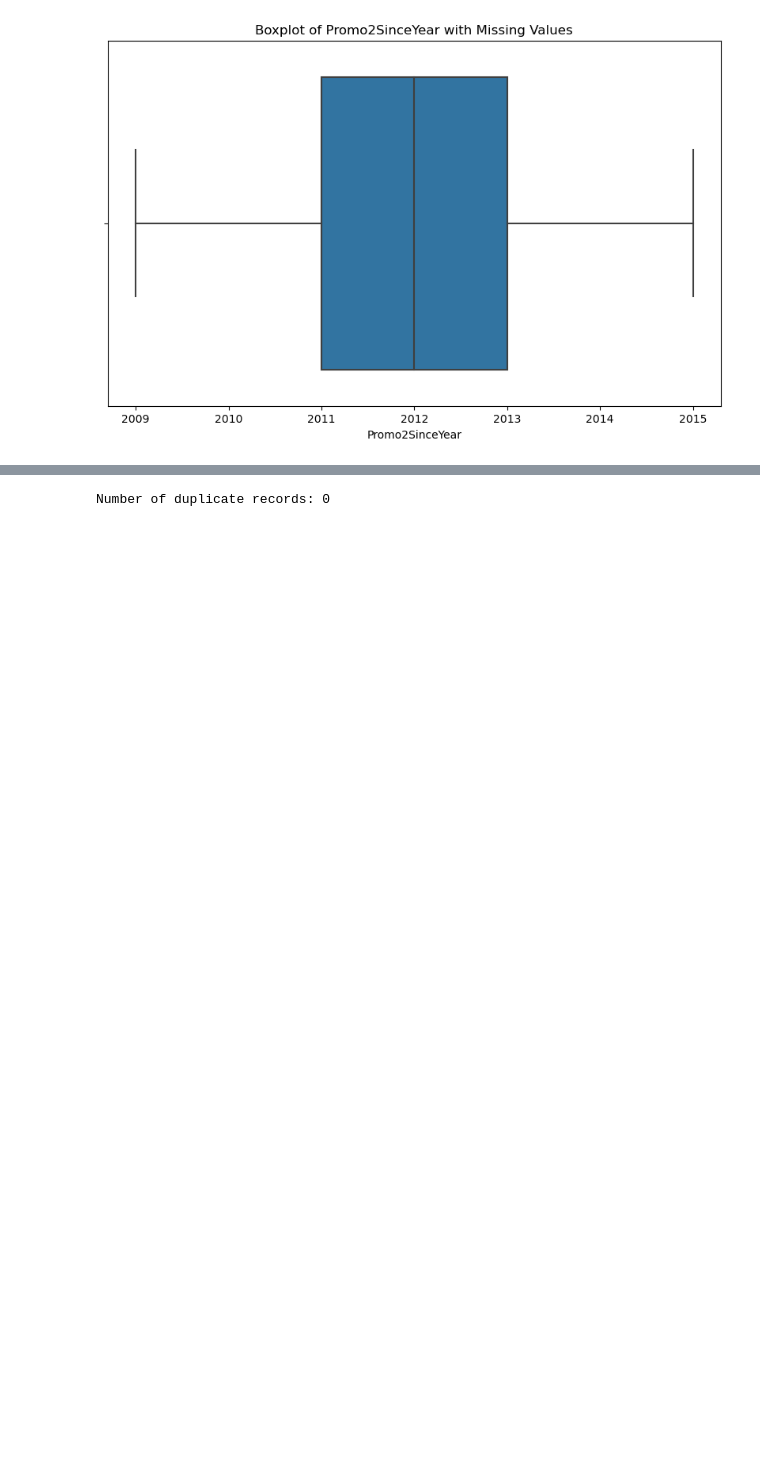
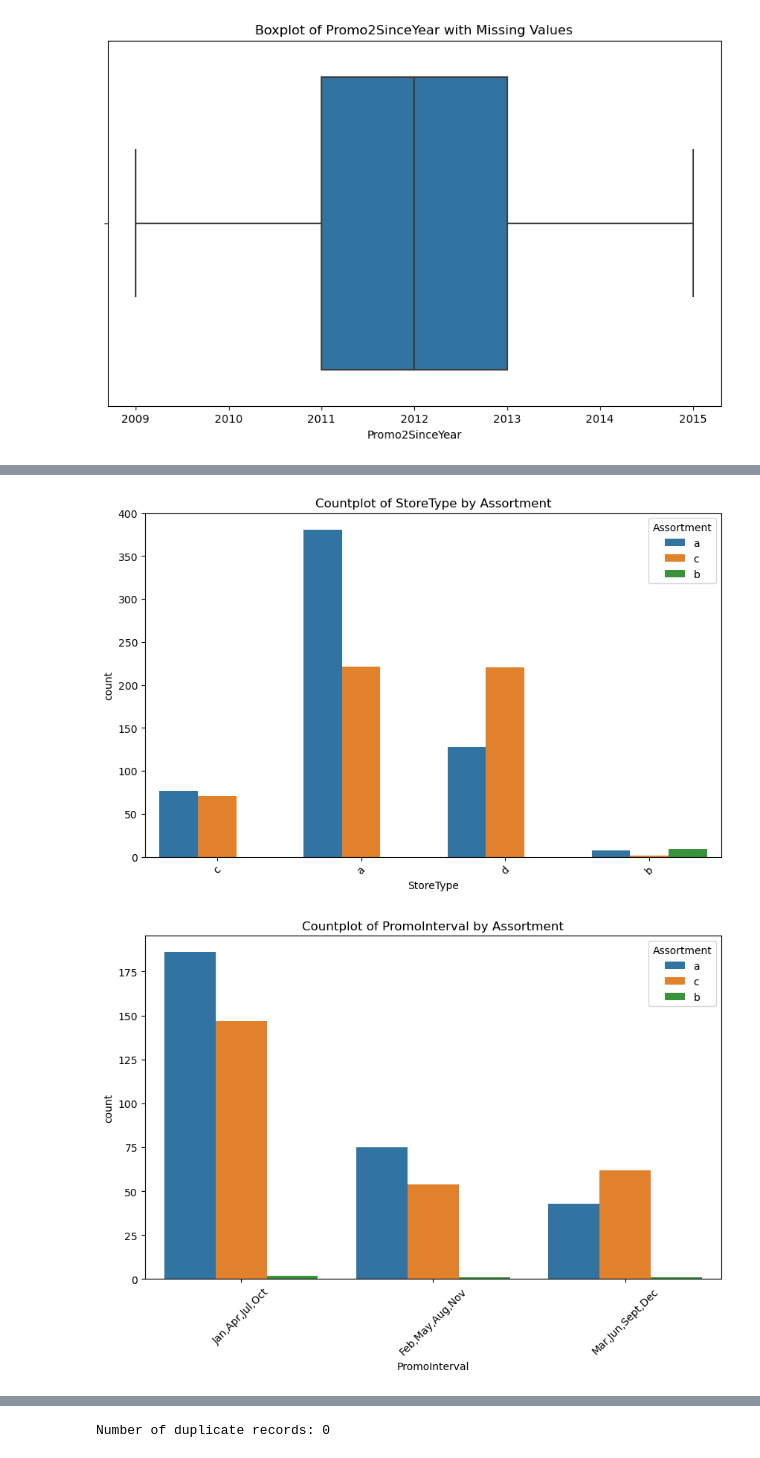
Before and after one commit to hemanthkumarakunurids26sp-hue/Store_Sales, a Jupyter notebook: EDA/store.ipynb, the cells around one changed output, grey strips where cells are left out. Saved outputs shown, nothing was run; the diff lists cells and outputs as text; code cells hidden in the pictures; blank space fills up the shorter version.

```diff
--- a/EDA/store.ipynb
+++ b/EDA/store.ipynb
@@ -100,0 +118,12 @@ for col in store.columns:
+# %%
+#Analyze the assortment column with relation to other categorical variables
+for col in store.columns:
+    if store[col].dtype == 'object' and col != 'Assortment':
+        plt.figure(figsize=(10, 6))
+        sns.countplot(x=store[col], hue=store['Assortment'])
+        plt.title(f"Countplot of {col} by Assortment")
+        plt.xticks(rotation=45)
+        plt.show()
+# %% [output]
+[figure, added]
+[figure, added]
```
Also changed, not shown: parts of 15 cells of this notebook.
